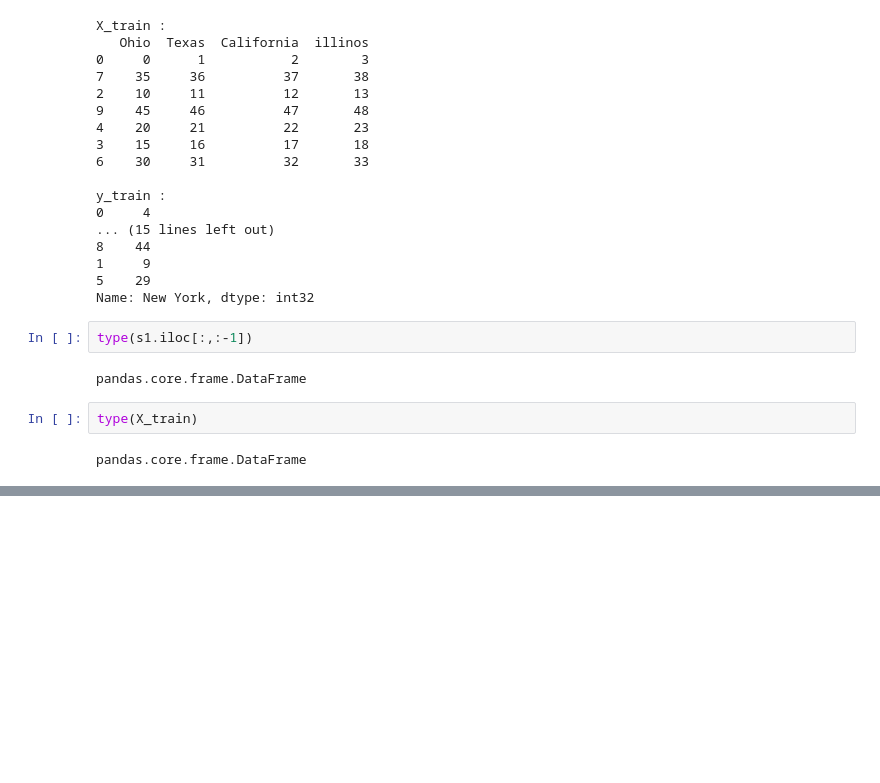
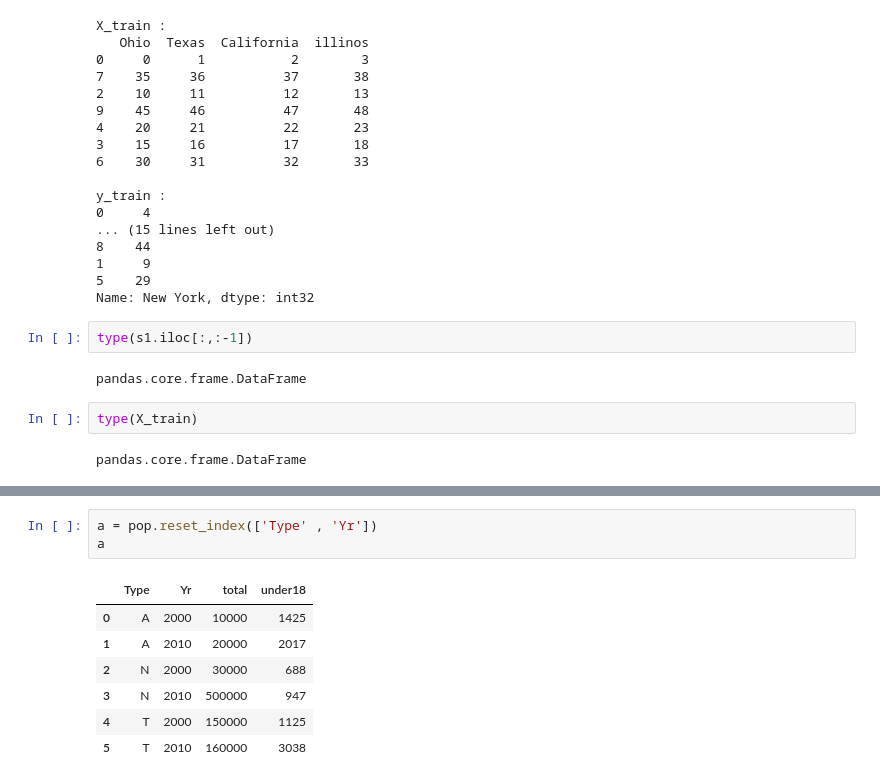
Before and after one commit to EnasVen/Python, a Jupyter notebook: Pandas/04_DataFrameManipulation.ipynb, the cells around one changed output, grey strips where cells are left out. Saved outputs shown, nothing was run; the diff lists cells and outputs as text; blank space fills up the shorter version.

```diff
--- a/Pandas/04_DataFrameManipulation.ipynb
+++ b/Pandas/04_DataFrameManipulation.ipynb
@@ -227,0 +623,11 @@ pandas.core.frame.DataFrame
+# %%
+a = pop.reset_index(['Type' , 'Yr'])
+a
+# %% [output]
+|  | Type | Yr | total | under18 |
+| 0 | A | 2000 | 10000 | 1425 |
+| 1 | A | 2010 | 20000 | 2017 |
+| 2 | N | 2000 | 30000 | 688 |
+| 3 | N | 2010 | 500000 | 947 |
+| 4 | T | 2000 | 150000 | 1125 |
+| 5 | T | 2010 | 160000 | 3038 |
```
Also changed, not shown: parts of 49 cells of this notebook, 1 other file.
